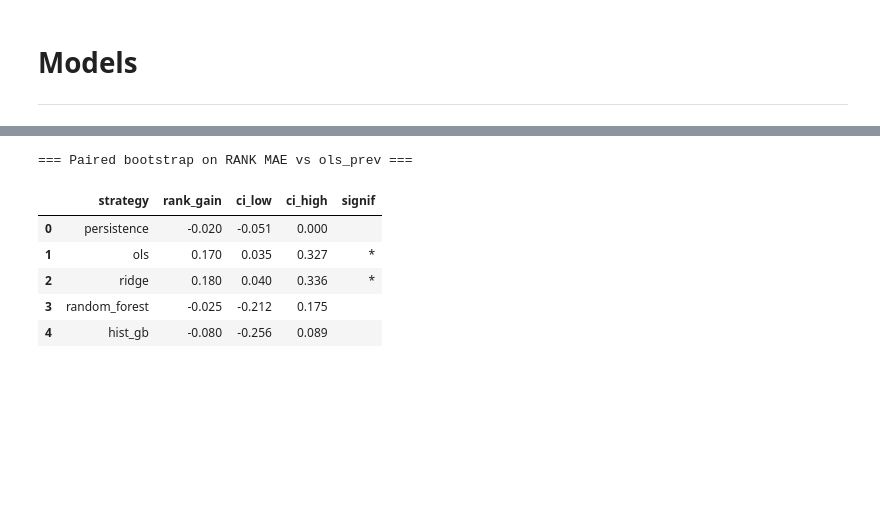
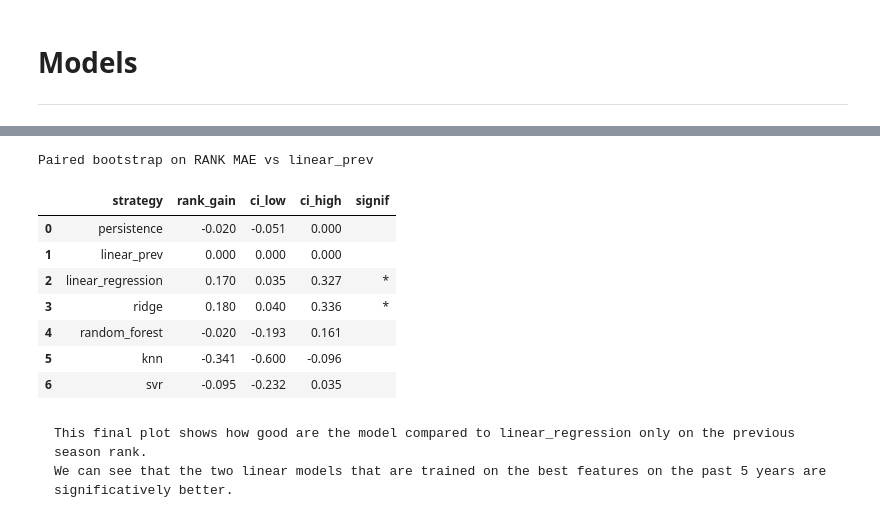
Before and after one commit to Nathan-Pinheiro/AC_hockey_predictions, a Jupyter notebook: ranking_predictions.ipynb, the cells around one changed output, grey strips where cells are left out. Drawn from its saved outputs; the diff is of its cells as text; code cells hidden in the pictures; blank space fills up the shorter version.

````diff
--- a/ranking_predictions.ipynb
+++ b/ranking_predictions.ipynb
@@ -504,35 +509,41 @@ plt.show()
 # %%
-base_r = _stack_rank(preds_ols_prev)
-gid_r  = (base_r["confID"] + "-" +
-          base_r.index.get_level_values("year").astype(str)).to_numpy()
+base_r = _stack_rank(preds_linear_prev)
+gid_r  = (base_r["confID"] + "-" + base_r.index.get_level_values("year").astype(str)).to_numpy()
 
-print("=== Paired bootstrap on RANK MAE vs ols_prev ===")
+strategies = [
+    ("persistence", preds_persist),
+    ("linear_prev", preds_linear_prev),
+] + [(name, model_preds[name]) for name in MODELS]
+
+print("Paired bootstrap on RANK MAE vs linear_prev")
 rank_boot = []
-for name, plist in [
-    ("persistence",   preds_persist),
-    ("ols",           model_preds["ols"]),
-    ("ridge",         model_preds["ridge"]),
-    ("random_forest", model_preds["random_forest"]),
-    ("hist_gb",       model_preds["hist_gb"]),
-]:
+for name, plist in strategies:
     tgt = _stack_rank(plist).reindex(base_r.index)
     b = base_r["abs_err"].to_numpy()
     r = tgt["abs_err"].to_numpy()
     mask = ~(np.isnan(b) | np.isnan(r))
     gain, (lo, hi) = ru.paired_bootstrap(b[mask], r[mask], gid_r[mask])
     rank_boot.append({
         "strategy":  name,
         "rank_gain": round(gain, 3),
         "ci_low":    round(lo, 3),
         "ci_high":   round(hi, 3),
         "signif":    "*" if lo > 0 else "",
     })
+
 display(pd.DataFrame(rank_boot))
 # %% [output]
-=== Paired bootstrap on RANK MAE vs ols_prev ===
+Paired bootstrap on RANK MAE vs linear_prev
 |  | strategy | rank_gain | ci_low | ci_high | signif |
 | 0 | persistence | -0.020 | -0.051 | 0.000 |  |
-| 1 | ols | 0.170 | 0.035 | 0.327 | * |
-| 2 | ridge | 0.180 | 0.040 | 0.336 | * |
-| 3 | random_forest | -0.025 | -0.212 | 0.175 |  |
-| 4 | hist_gb | -0.080 | -0.256 | 0.089 |  |
+| 1 | linear_prev | 0.000 | 0.000 | 0.000 |  |
+| 2 | linear_regression | 0.170 | 0.035 | 0.327 | * |
+| 3 | ridge | 0.180 | 0.040 | 0.336 | * |
+| 4 | random_forest | -0.020 | -0.193 | 0.161 |  |
+| 5 | knn | -0.341 | -0.600 | -0.096 |  |
+| 6 | svr | -0.095 | -0.232 | 0.035 |  |
+# %% [markdown]
+```
+This final plot shows how good are the model compared to linear_regression only on the previous season rank.
+We can see that the two linear models that are trained on the best features on the past 5 years are significatively better.
+```
````
Also changed, not shown: parts of 11 cells of this notebook.
